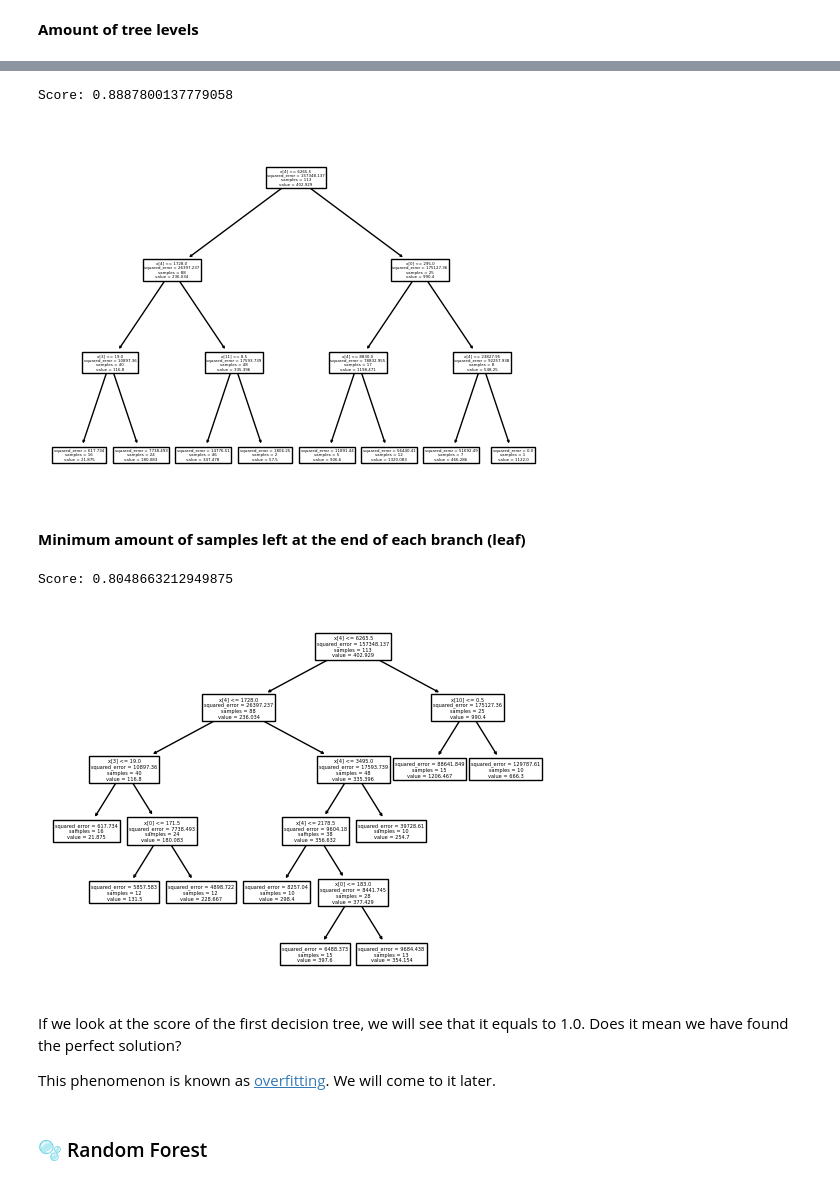
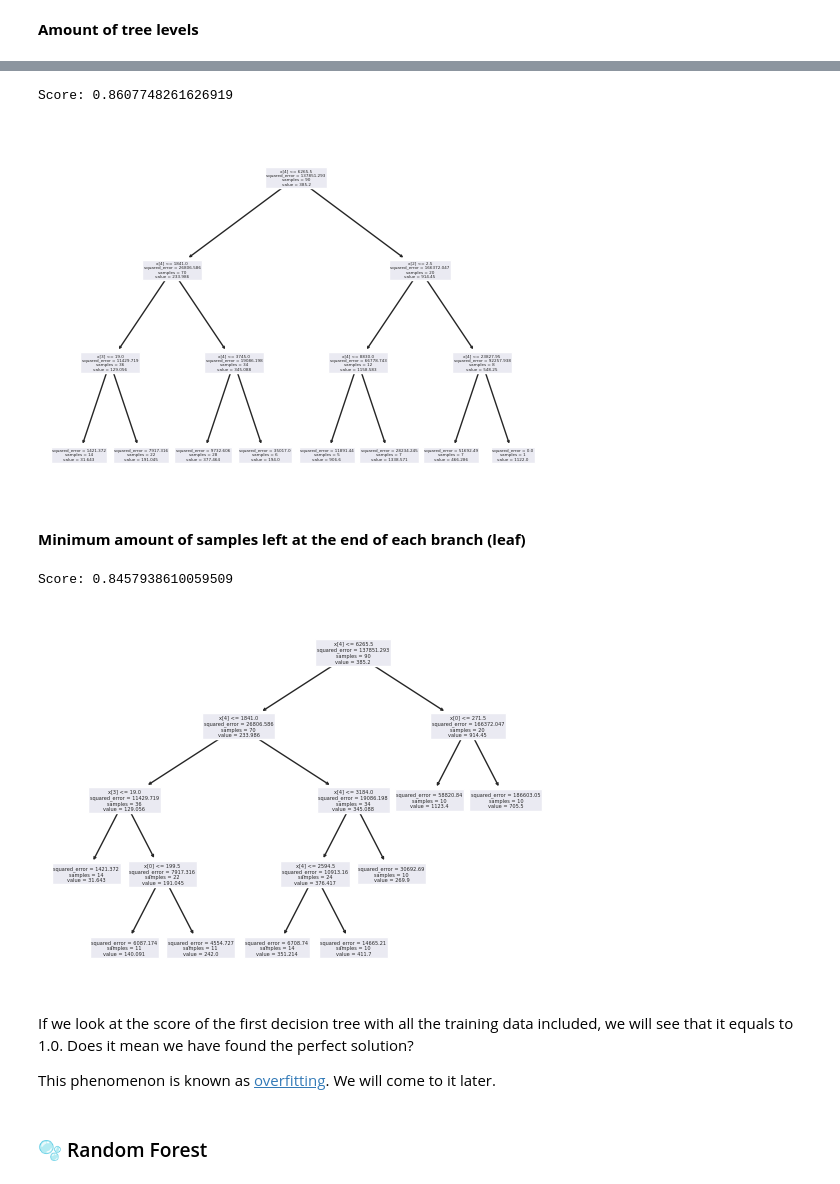
Before and after one commit to STASYA00/IAAC2024_tutorials, a Jupyter notebook: notebooks/04_model_overview.ipynb, the cells around one changed output, grey strips where cells are left out. Cells and saved outputs as stored; diff of their text form; code cells hidden in the pictures.

Commit message:
add train-validation split explanation

```diff
--- a/notebooks/04_model_overview.ipynb
+++ b/notebooks/04_model_overview.ipynb
@@ -261,23 +264,22 @@ Score: 0.8111049776637805
 # %%
-model = DecisionTreeRegressor(max_depth=3).fit(X, Y)
-model = model.fit(X, Y)
-print("Score: {}".format(model.score(X, Y)))
+model = DecisionTreeRegressor(max_depth=3).fit(X_train, Y_train)
+print("Score: {}".format(model.score(X_valid, Y_valid)))
 _ = tree.plot_tree(model)
 # %% [output]
-Score: 0.8887800137779058
+Score: 0.8607748261626919
-[figure, old version]
+[figure, new version]
 # %% [markdown]
 **Minimum amount of samples left at the end of each branch (leaf)**
 # %%
-model = DecisionTreeRegressor(min_samples_leaf=10).fit(X, Y)
-model = model.fit(X, Y)
-print("Score: {}".format(model.score(X, Y)))
+model = DecisionTreeRegressor(min_samples_leaf=10).fit(X_train, Y_train)
+
+print("Score: {}".format(model.score(X_valid, Y_valid)))
 _ = tree.plot_tree(model)
 # %% [output]
-Score: 0.8048663212949875
+Score: 0.8457938610059509
-[figure, old version]
+[figure, new version]
 # %% [markdown]
-If we look at the score of the first decision tree, we will see that it equals to 1.0. Does it mean we have found the perfect solution?
+If we look at the score of the first decision tree with all the training data included, we will see that it equals to 1.0. Does it mean we have found the perfect solution?
 
 This phenomenon is known as [overfitting](https://scikit-learn.org/stable/auto_examples/model_selection/plot_underfitting_overfitting.html). We will come to it later.
 # %% [markdown]
```
Also changed, not shown: parts of 27 cells of this notebook.
